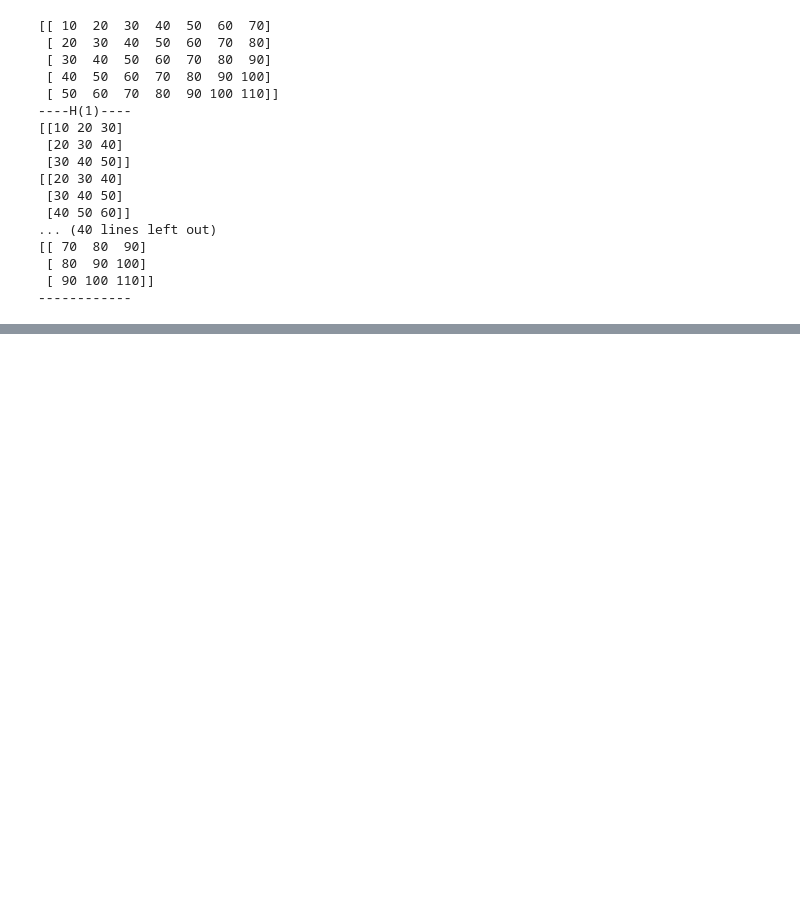
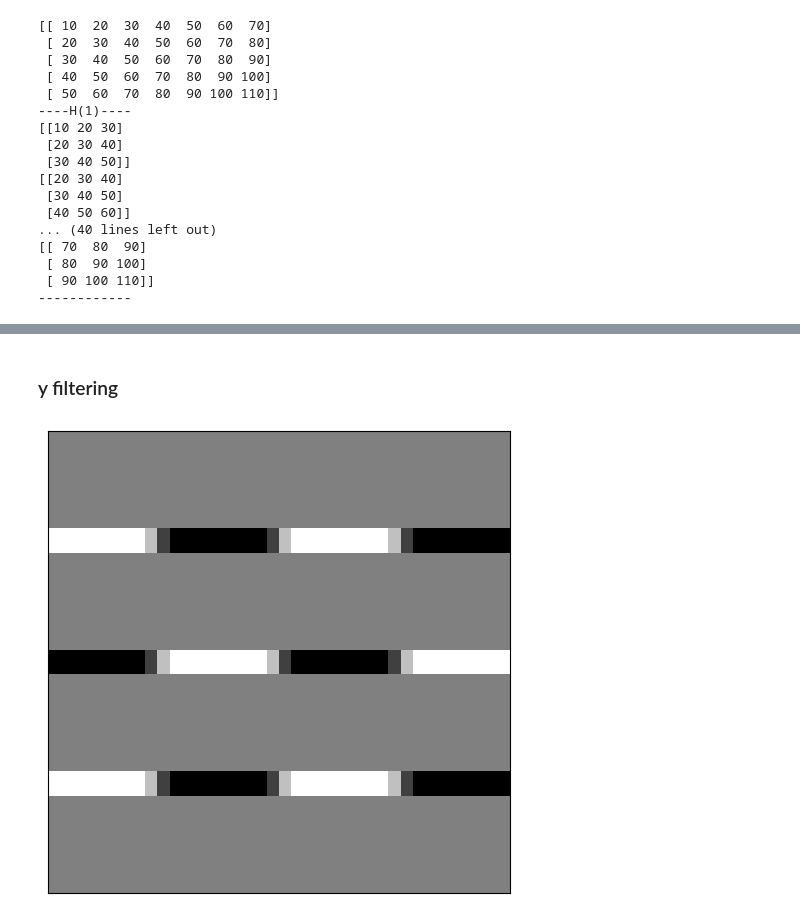
Before and after one commit to zave7/machine-learning, a Jupyter notebook: algorithm/CNN/sobel_filtering.ipynb, the cells around one changed output, grey strips where cells are left out. Drawn from its saved outputs; the diff is of its cells as text; code cells hidden in the pictures; blank space fills up the shorter version.

```diff
--- a/algorithm/CNN/sobel_filtering.ipynb
+++ b/algorithm/CNN/sobel_filtering.ipynb
@@ -359,0 +411,9 @@ for idx_h in range(L_H):
+# %% [markdown]
+### y filtering
+# %%
+fig, ax = plt.subplots(figsize=(6, 6))
+ax.imshow(result_y, cmap="gray")
+ax.tick_params(left=False, labelleft=False, bottom=False, labelbottom=False)
+plt.show()
+# %% [output]
+[figure, added]
```
Also changed, not shown: parts of 4 cells of this notebook.
